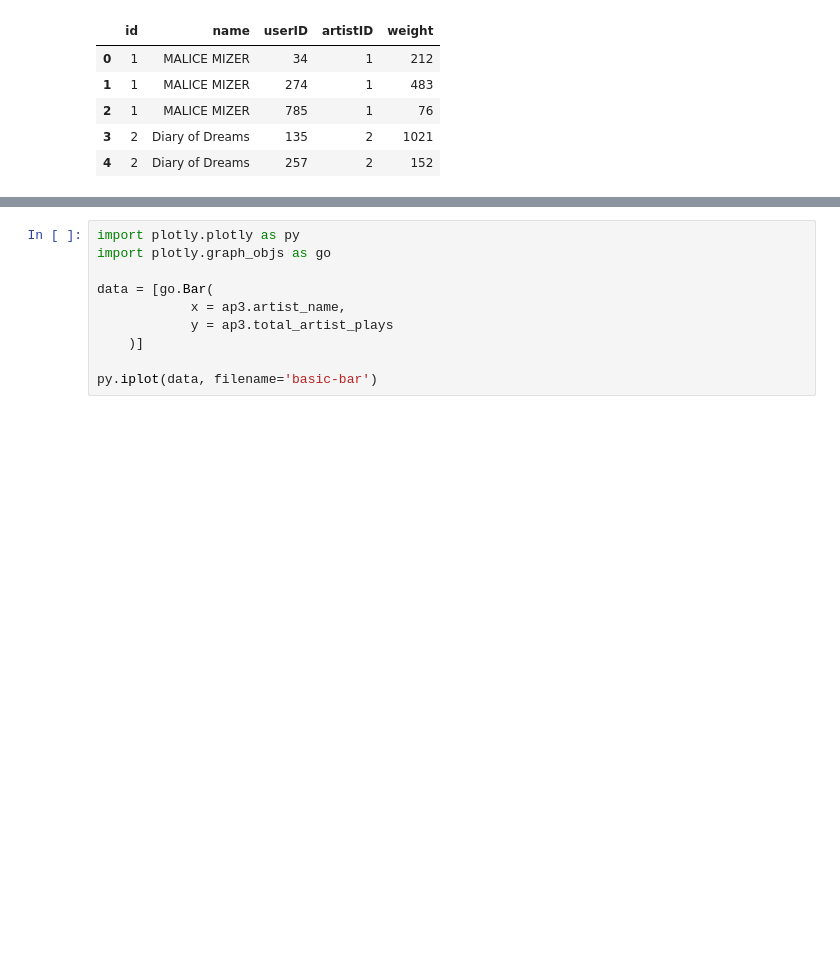
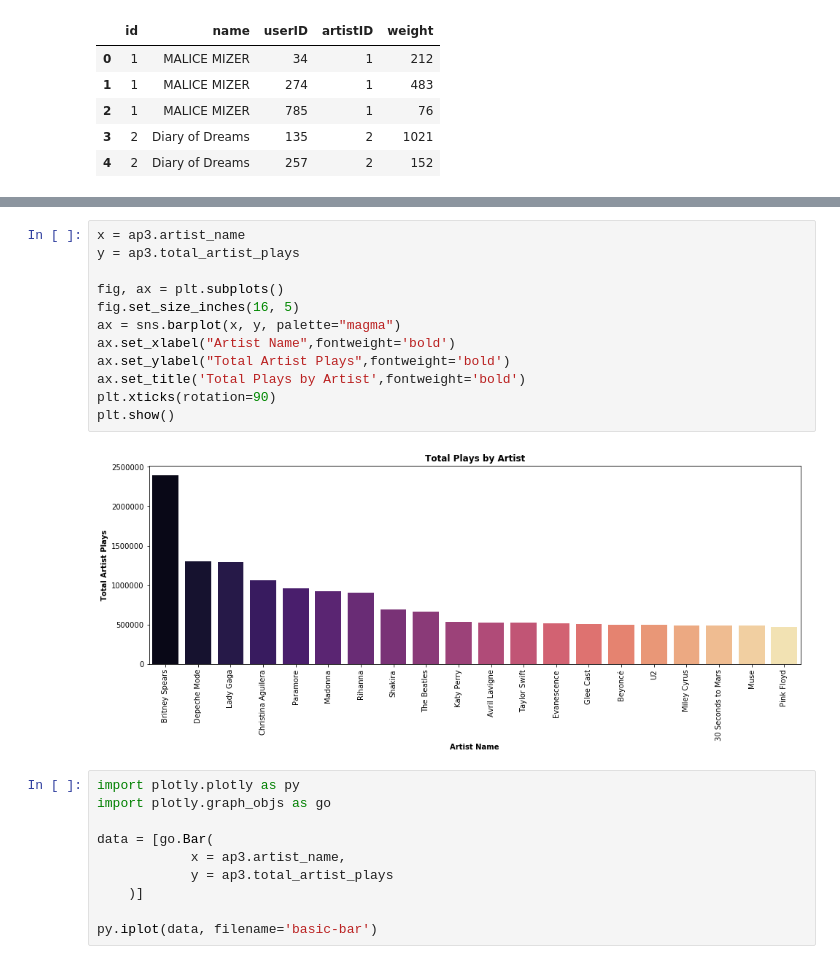
Before and after one commit to cipher813/recommender_system, a Jupyter notebook: notebooks/LastFM_Recommender_EDA.ipynb, the cells around one changed output, grey strips where cells are left out. Drawn from its saved outputs; the diff is of its cells as text; blank space fills up the shorter version.

```diff
--- a/notebooks/LastFM_Recommender_EDA.ipynb
+++ b/notebooks/LastFM_Recommender_EDA.ipynb
@@ -131,3 +150,17 @@ plt.show()
+# %%
+x = ap3.artist_name
+y = ap3.total_artist_plays
+
+fig, ax = plt.subplots()
+fig.set_size_inches(16, 5)
+ax = sns.barplot(x, y, palette="magma")
+ax.set_xlabel("Artist Name",fontweight='bold')
+ax.set_ylabel("Total Artist Plays",fontweight='bold')
+ax.set_title('Total Plays by Artist',fontweight='bold')
+plt.xticks(rotation=90)
+plt.show()
+# %% [output]
+[figure, added]
 # %%
 import plotly.plotly as py
 import plotly.graph_objs as go
```
Also changed, not shown: parts of 65 cells of this notebook, 4 other files.
